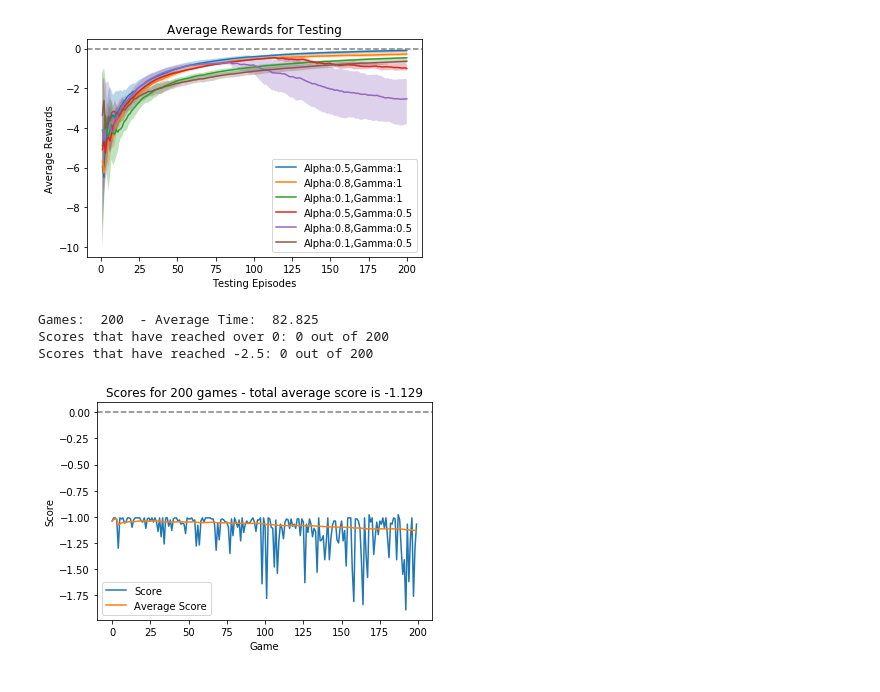
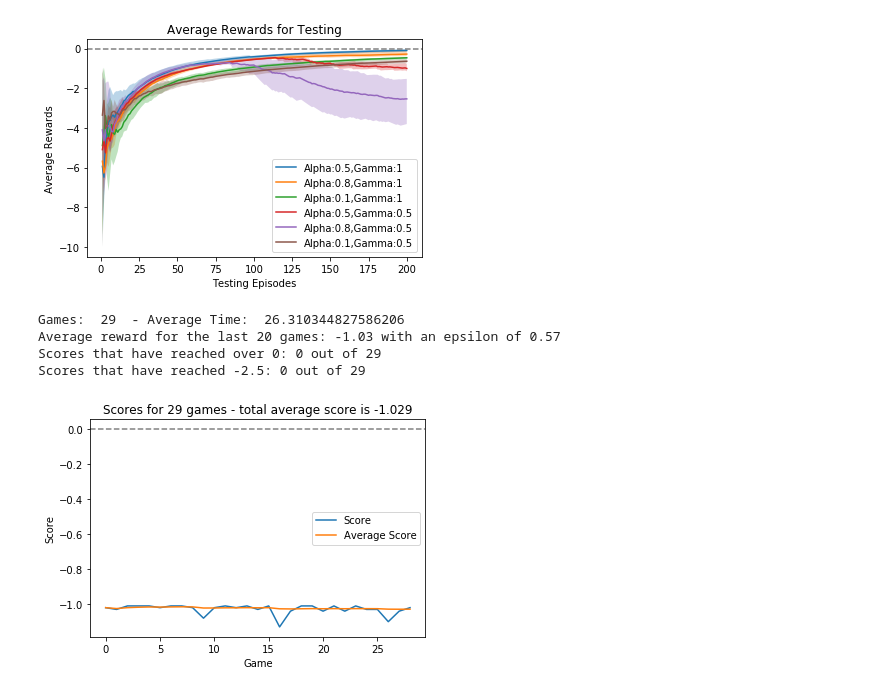
Before and after one commit to mattthelee/Marlo-Double-DQN, a Jupyter notebook: marloAnalysis-Copy1.ipynb, the cells around one changed output. Cells and saved outputs as stored; diff of their text form; code cells hidden in the pictures.

```diff
--- a/marloAnalysis-Copy1.ipynb
+++ b/marloAnalysis-Copy1.ipynb
@@ -9,7 +9,7 @@ import os
 import math
 # %%
 
-with open('QLearning_TrainingRun_3/3_QTable_Alpha_0_8_Gamma_1_Decay_0_97.json') as f:
+with open('QTable_Alpha_0_8_Gamma_1_Decay_0_98.json') as f:
     Qtable = json.load(f)
 print("Length of QTable: " + str(len(Qtable)))
 # %% [output]
@@ -379,9 +352,10 @@ def plotAverageErrorScores(file_list):
     #plt.xlabel("Training Steps");
     plt.xlabel("Testing Episodes");
 # %%
-plotScores("qlearningResults.csv")
+plotScores("Results_Alpha_0_8_Gamma_1_Decay_0_98.csv")
 # %% [output]
-Games:  200  - Average Time:  82.825
-Scores that have reached over 0: 0 out of 200
-Scores that have reached -2.5: 0 out of 200
+Games:  29  - Average Time:  26.310344827586206
+Average reward for the last 20 games: -1.03 with an epsilon of 0.57
+Scores that have reached over 0: 0 out of 29
+Scores that have reached -2.5: 0 out of 29
-[figure, old version]
+[figure, new version]
```
Also changed, not shown: parts of 7 cells of this notebook, 7 other files.
